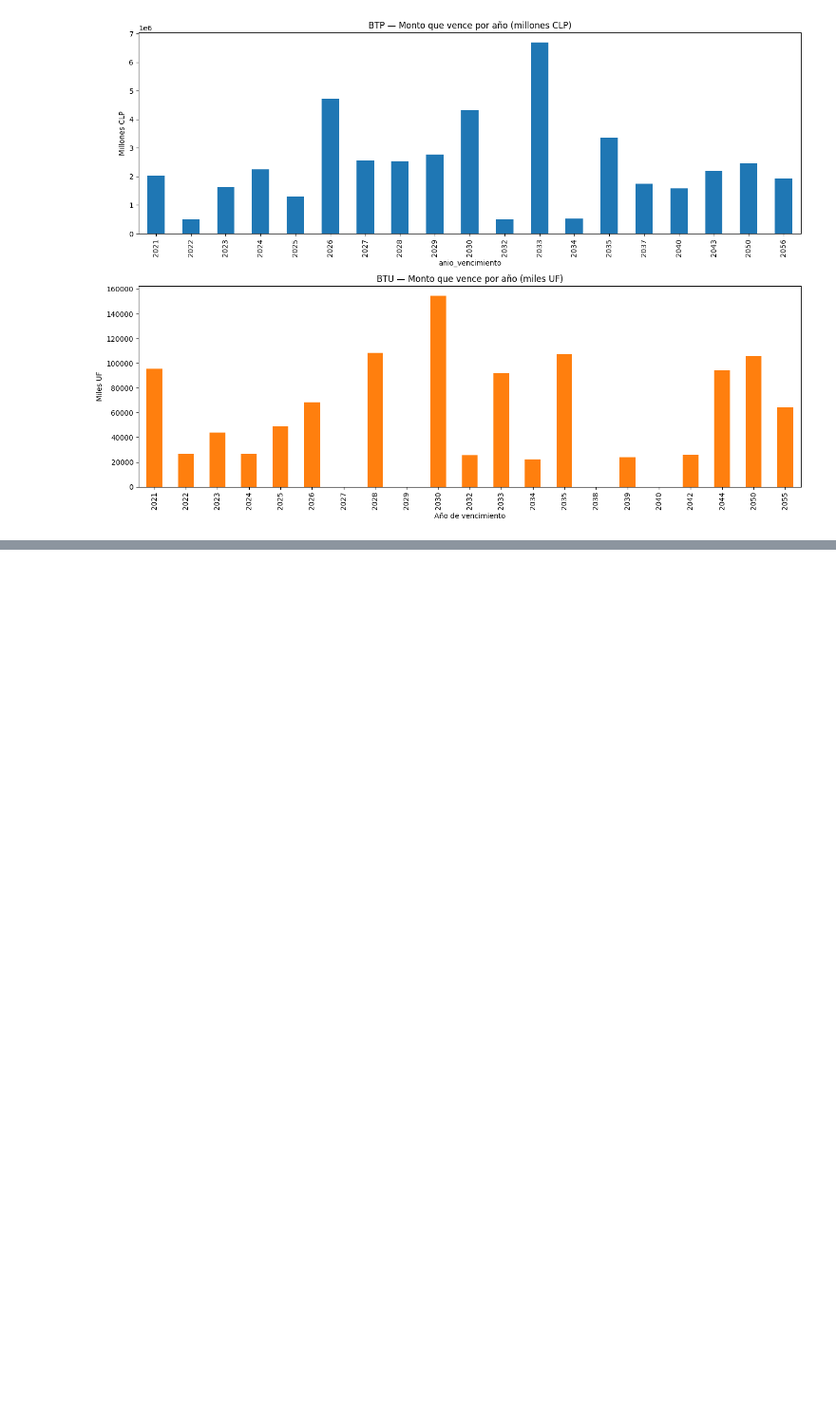
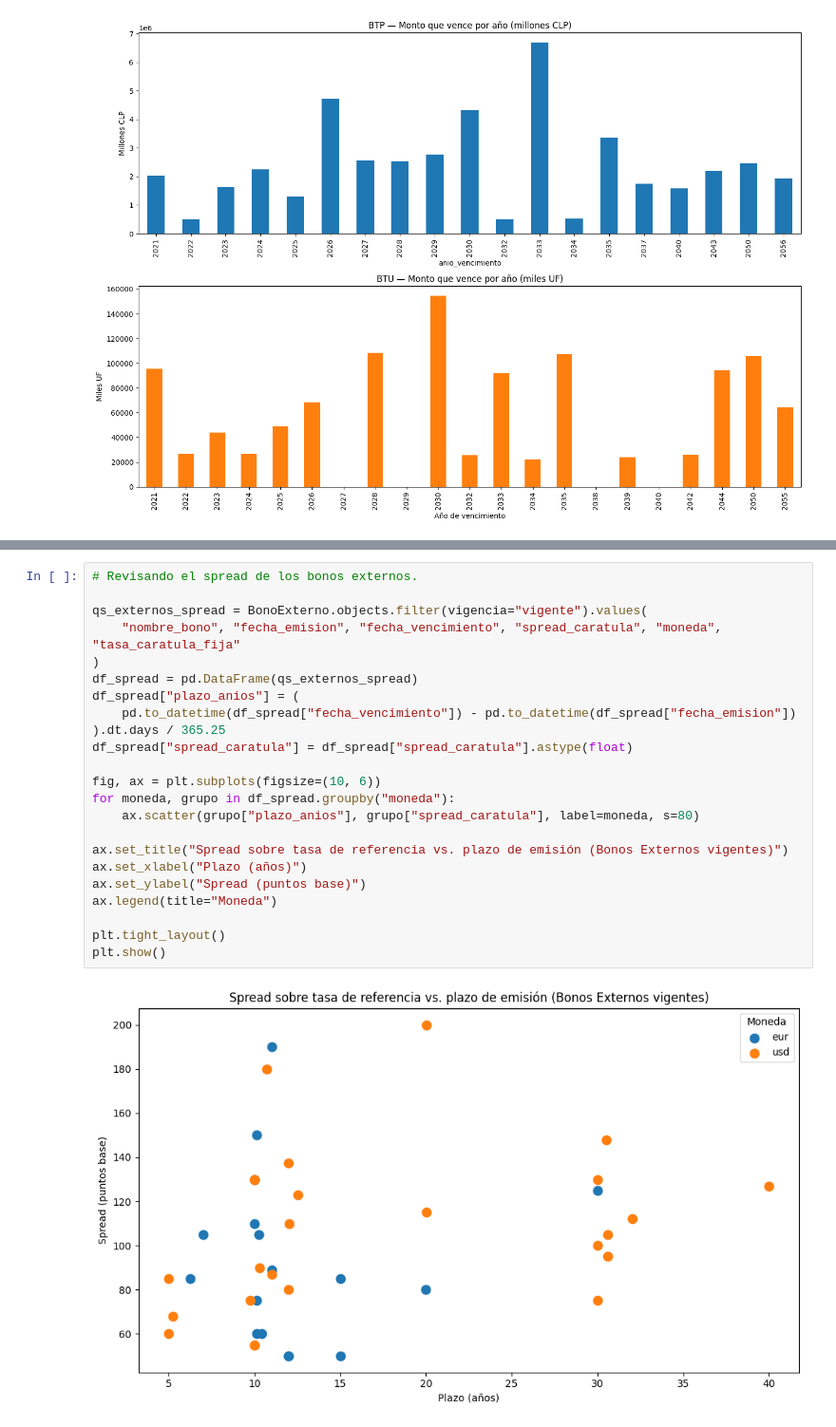
Before and after one commit to nombre00/gestor_datos_economicos, a Jupyter notebook: notebooks/06_bonos_locales_y_externos.ipynb, the cells around one changed output, grey strips where cells are left out. Shown at 95% size. Cells and saved outputs as stored; diff of their text form; blank space fills up the shorter version.

```diff
--- a/notebooks/06_bonos_locales_y_externos.ipynb
+++ b/notebooks/06_bonos_locales_y_externos.ipynb
@@ -128,0 +168,25 @@ plt.show()
+# %%
+# Revisando el spread de los bonos externos.
+
+qs_externos_spread = BonoExterno.objects.filter(vigencia="vigente").values(
+    "nombre_bono", "fecha_emision", "fecha_vencimiento", "spread_caratula", "moneda", "tasa_caratula_fija"
+)
+df_spread = pd.DataFrame(qs_externos_spread)
+df_spread["plazo_anios"] = (
+    pd.to_datetime(df_spread["fecha_vencimiento"]) - pd.to_datetime(df_spread["fecha_emision"])
+).dt.days / 365.25
+df_spread["spread_caratula"] = df_spread["spread_caratula"].astype(float)
+
+fig, ax = plt.subplots(figsize=(10, 6))
+for moneda, grupo in df_spread.groupby("moneda"):
+    ax.scatter(grupo["plazo_anios"], grupo["spread_caratula"], label=moneda, s=80)
+
+ax.set_title("Spread sobre tasa de referencia vs. plazo de emisión (Bonos Externos vigentes)")
+ax.set_xlabel("Plazo (años)")
+ax.set_ylabel("Spread (puntos base)")
+ax.legend(title="Moneda")
+
+plt.tight_layout()
+plt.show()
+# %% [output]
+[figure, added]
```
Also changed, not shown: parts of 3 cells of this notebook.
